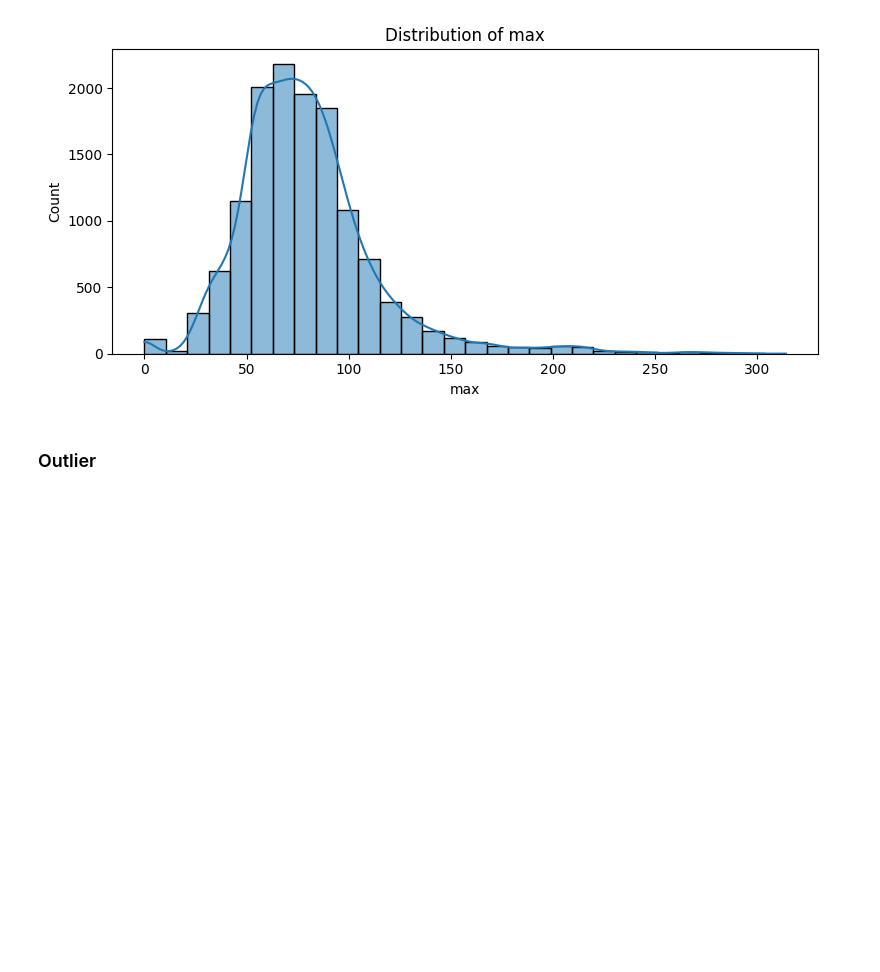
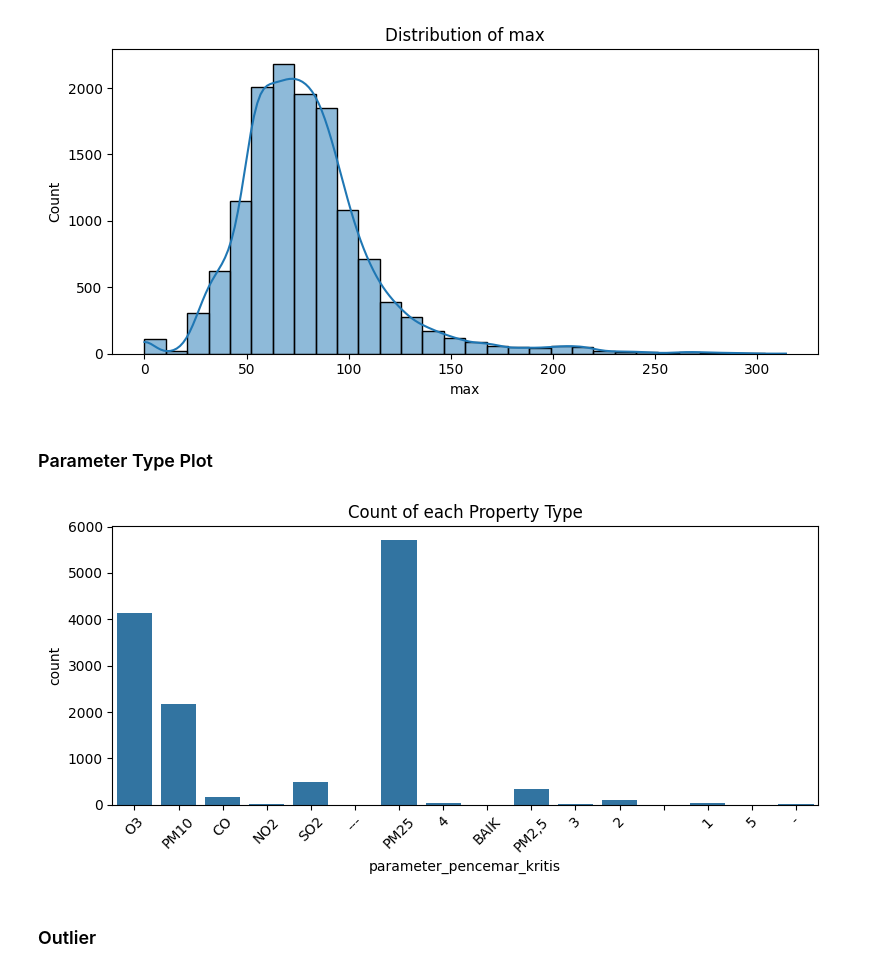
Before and after one commit to nabhylanr/ISPU-Classification, a Jupyter notebook: ISPU_Classification.ipynb, the cells around one changed output. Cells and saved outputs as stored; diff of their text form; code cells hidden in the pictures; blank space fills up the shorter version.

Commit message:
handling parameter

```diff
--- a/ISPU_Classification.ipynb
+++ b/ISPU_Classification.ipynb
@@ -176,6 +183,18 @@ for col in num_cols:
 [figure]
 [figure]
 [figure]
+# %% [markdown]
+### Parameter Type Plot
+# %%
+if 'parameter_pencemar_kritis' in df.columns:
+    plt.figure(figsize=(8, 4))
+    sns.countplot(x='parameter_pencemar_kritis', data=df)
+    plt.title('Count of each Property Type')
+    plt.xticks(rotation=45)
+    plt.tight_layout()
+    plt.show()
+# %% [output]
+[figure, added]
 # %% [markdown]
 ### Outlier
 # %%
```
Also changed, not shown: parts of 21 cells of this notebook.
